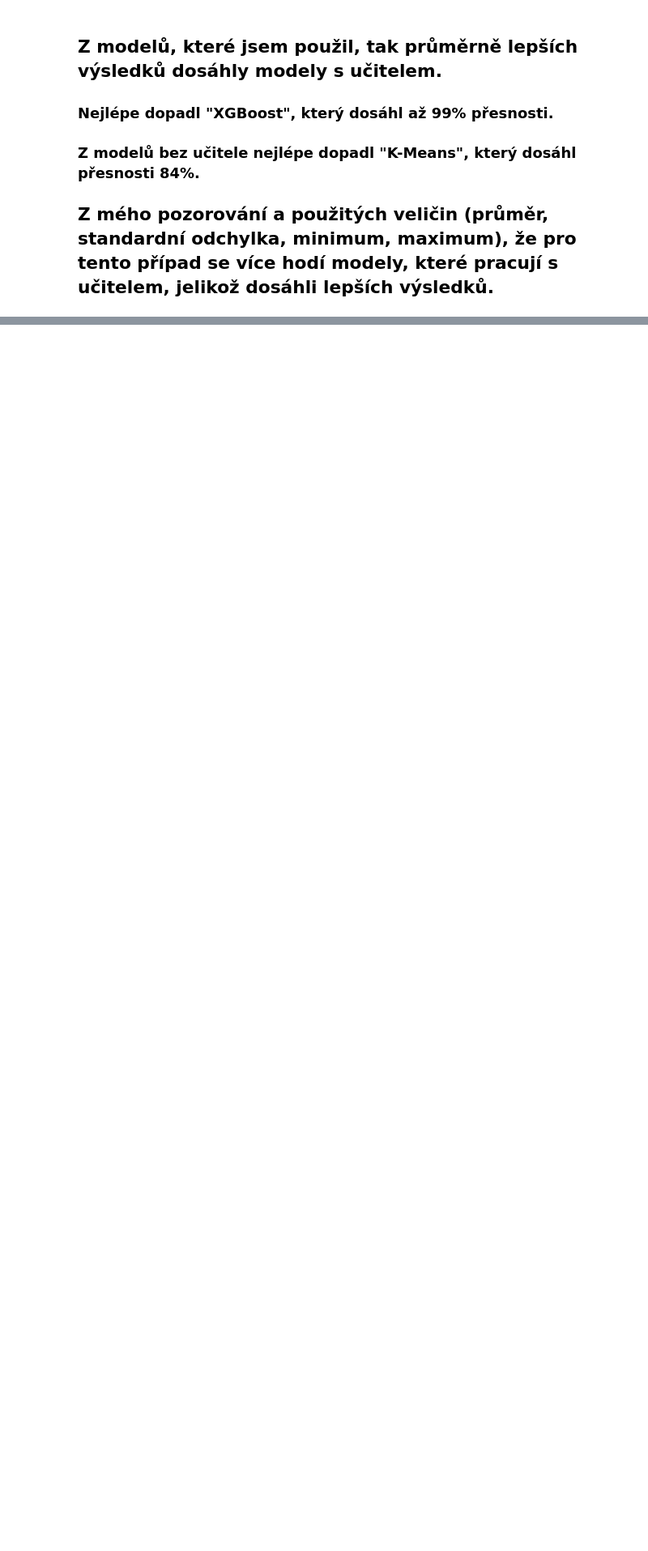
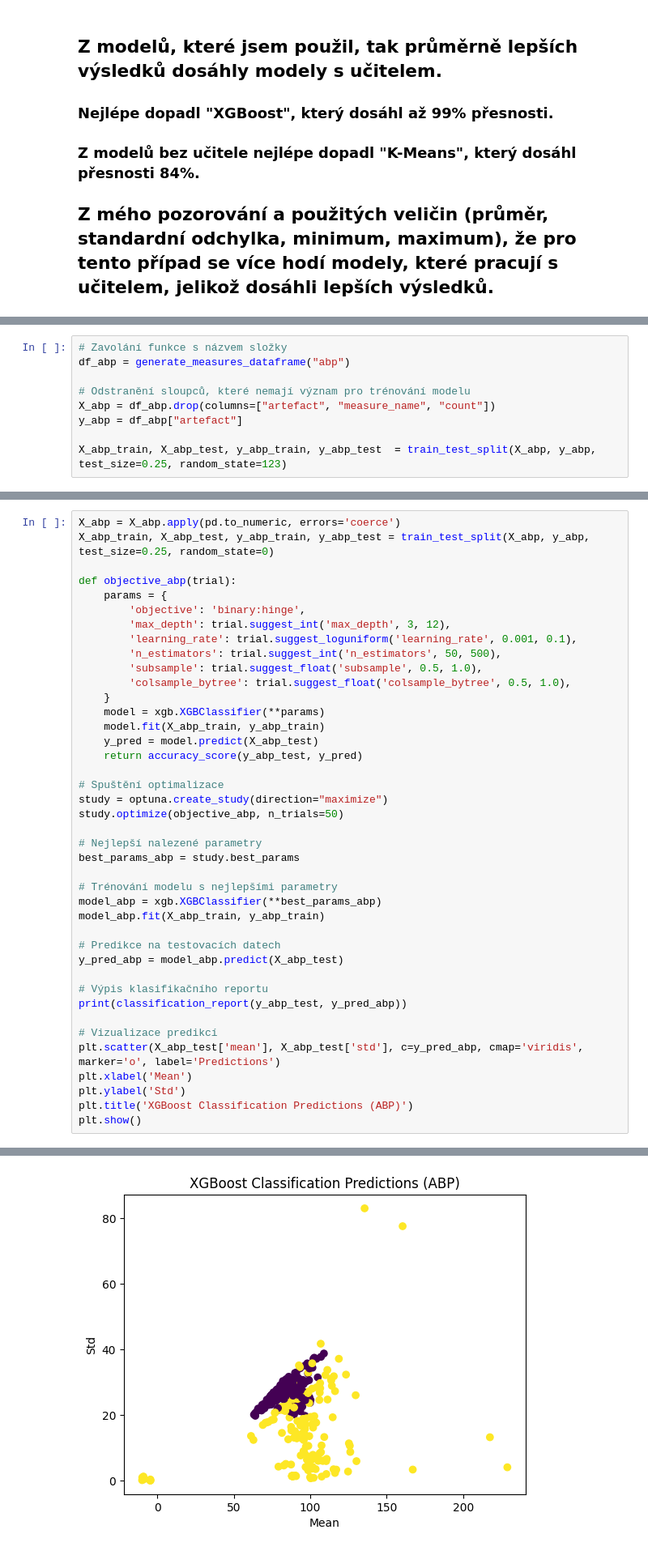
Before and after one commit to ulricht01/usu, a Jupyter notebook: project.ipynb, the cells around one changed output, grey strips where cells are left out. Shown: that part at 81% size. Drawn from its saved outputs; the diff is of its cells as text; blank space fills up the shorter version.

```diff
--- a/project.ipynb
+++ b/project.ipynb
@@ -450,0 +404,9 @@ weighted avg       0.99      0.99      0.99       132
+# %%
+# Zavolání funkce s názvem složky
+df_abp = generate_measures_dataframe("abp")
+
+# Odstranění sloupců, které nemají význam pro trénování modelu
+X_abp = df_abp.drop(columns=["artefact", "measure_name", "count"])
+y_abp = df_abp["artefact"]
+
+X_abp_train, X_abp_test, y_abp_train, y_abp_test  = train_test_split(X_abp, y_abp, test_size=0.25, random_state=123)
@@ -450,0 +490,42 @@ weighted avg       0.99      0.99      0.99       132
+# %%
+X_abp = X_abp.apply(pd.to_numeric, errors='coerce')
+X_abp_train, X_abp_test, y_abp_train, y_abp_test = train_test_split(X_abp, y_abp, test_size=0.25, random_state=0)
+
+def objective_abp(trial):
+    params = {
+        'objective': 'binary:hinge',
+        'max_depth': trial.suggest_int('max_depth', 3, 12),
+        'learning_rate': trial.suggest_loguniform('learning_rate', 0.001, 0.1),
+        'n_estimators': trial.suggest_int('n_estimators', 50, 500),
+        'subsample': trial.suggest_float('subsample', 0.5, 1.0),
+        'colsample_bytree': trial.suggest_float('colsample_bytree', 0.5, 1.0),
+    }
+    model = xgb.XGBClassifier(**params)
+    model.fit(X_abp_train, y_abp_train)
+    y_pred = model.predict(X_abp_test)
+    return accuracy_score(y_abp_test, y_pred)
+
+# Spuštění optimalizace
+study = optuna.create_study(direction="maximize")
+study.optimize(objective_abp, n_trials=50)
+
+# Nejlepší nalezené parametry
+best_params_abp = study.best_params
+
+# Trénování modelu s nejlepšími parametry
+model_abp = xgb.XGBClassifier(**best_params_abp)
+model_abp.fit(X_abp_train, y_abp_train)
+
+# Predikce na testovacích datech
+y_pred_abp = model_abp.predict(X_abp_test)
+
+# Výpis klasifikačního reportu
+print(classification_report(y_abp_test, y_pred_abp))
+
+# Vizualizace predikcí
+plt.scatter(X_abp_test['mean'], X_abp_test['std'], c=y_pred_abp, cmap='viridis', marker='o', label='Predictions')
+plt.xlabel('Mean')
+plt.ylabel('Std')
+plt.title('XGBoost Classification Predictions (ABP)')
+plt.show()
+# %% [output]
@@ -450,0 +557 @@ weighted avg       0.99      0.99      0.99       132
+[figure, added]
```
Also changed, not shown: parts of 28 cells of this notebook.
